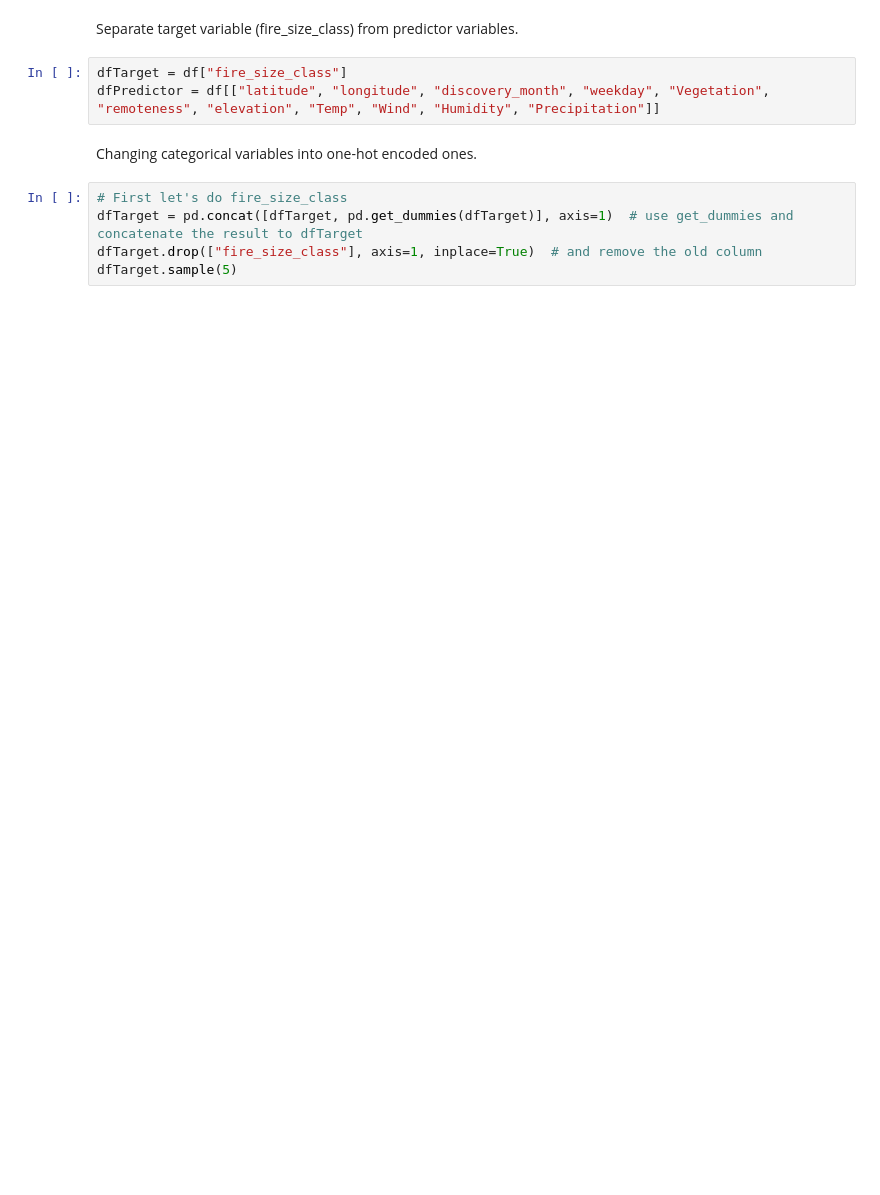
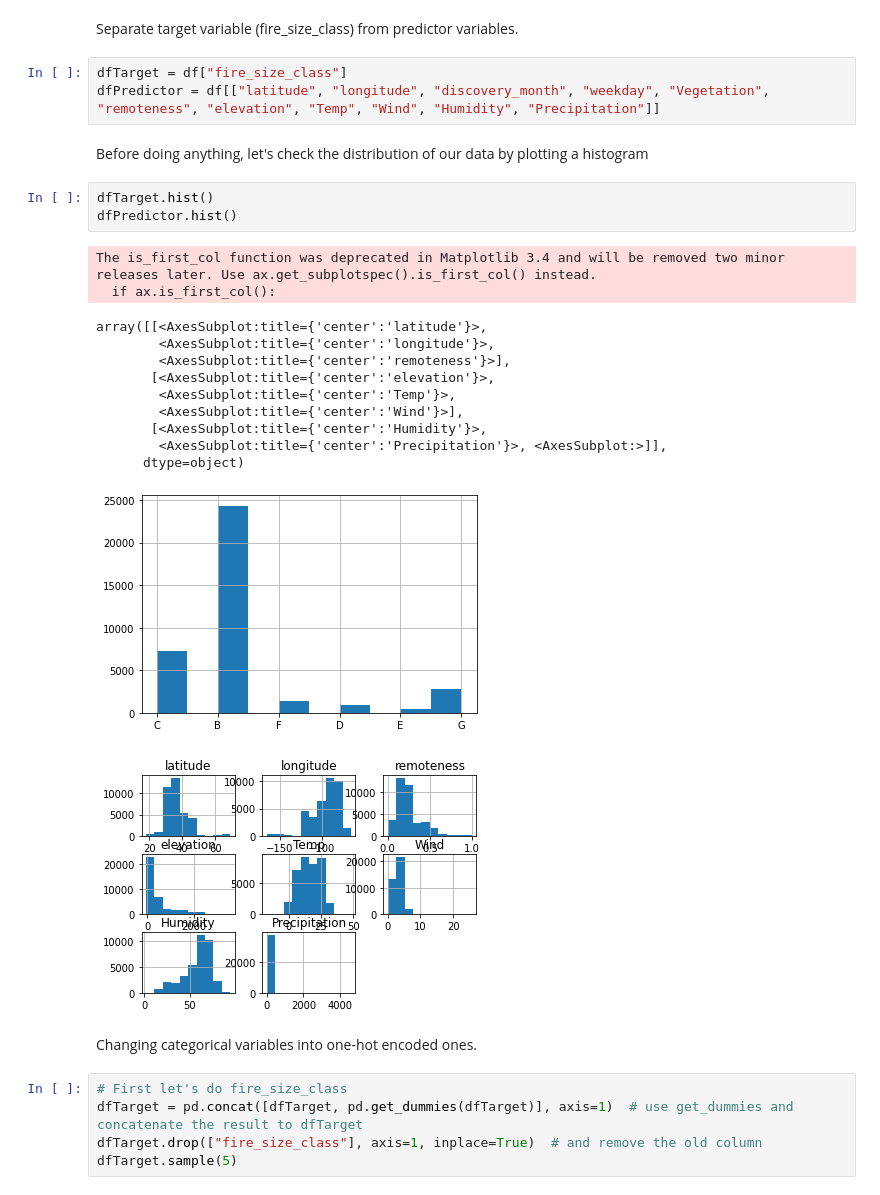
Before and after one commit to DMAgit/Thesis-BSc-Tilburg, a Jupyter notebook: main.ipynb, the cells around one changed output. Drawn from its saved outputs; the diff is of its cells as text; blank space fills up the shorter version.

Commit message:
Added data distribution histograms

```diff
--- a/main.ipynb
+++ b/main.ipynb
@@ -26,6 +27,25 @@ Separate target variable (fire_size_class) from predictor variables.
 # %%
 dfTarget = df["fire_size_class"]
 dfPredictor = df[["latitude", "longitude", "discovery_month", "weekday", "Vegetation", "remoteness", "elevation", "Temp", "Wind", "Humidity", "Precipitation"]]
+# %% [markdown]
+Before doing anything, let's check the distribution of our data by plotting a histogram
+# %%
+dfTarget.hist()
+dfPredictor.hist()
+# %% [output]
+The is_first_col function was deprecated in Matplotlib 3.4 and will be removed two minor releases later. Use ax.get_subplotspec().is_first_col() instead.
+  if ax.is_first_col():
+array([[<AxesSubplot:title={'center':'latitude'}>,
+        <AxesSubplot:title={'center':'longitude'}>,
+        <AxesSubplot:title={'center':'remoteness'}>],
+       [<AxesSubplot:title={'center':'elevation'}>,
+        <AxesSubplot:title={'center':'Temp'}>,
+        <AxesSubplot:title={'center':'Wind'}>],
+       [<AxesSubplot:title={'center':'Humidity'}>,
+        <AxesSubplot:title={'center':'Precipitation'}>, <AxesSubplot:>]],
+      dtype=object)
+[figure, added]
+[figure, added]
 # %% [markdown]
 Changing categorical variables into one-hot encoded ones.
 # %%
```
Also changed, not shown: parts of 18 cells of this notebook.
